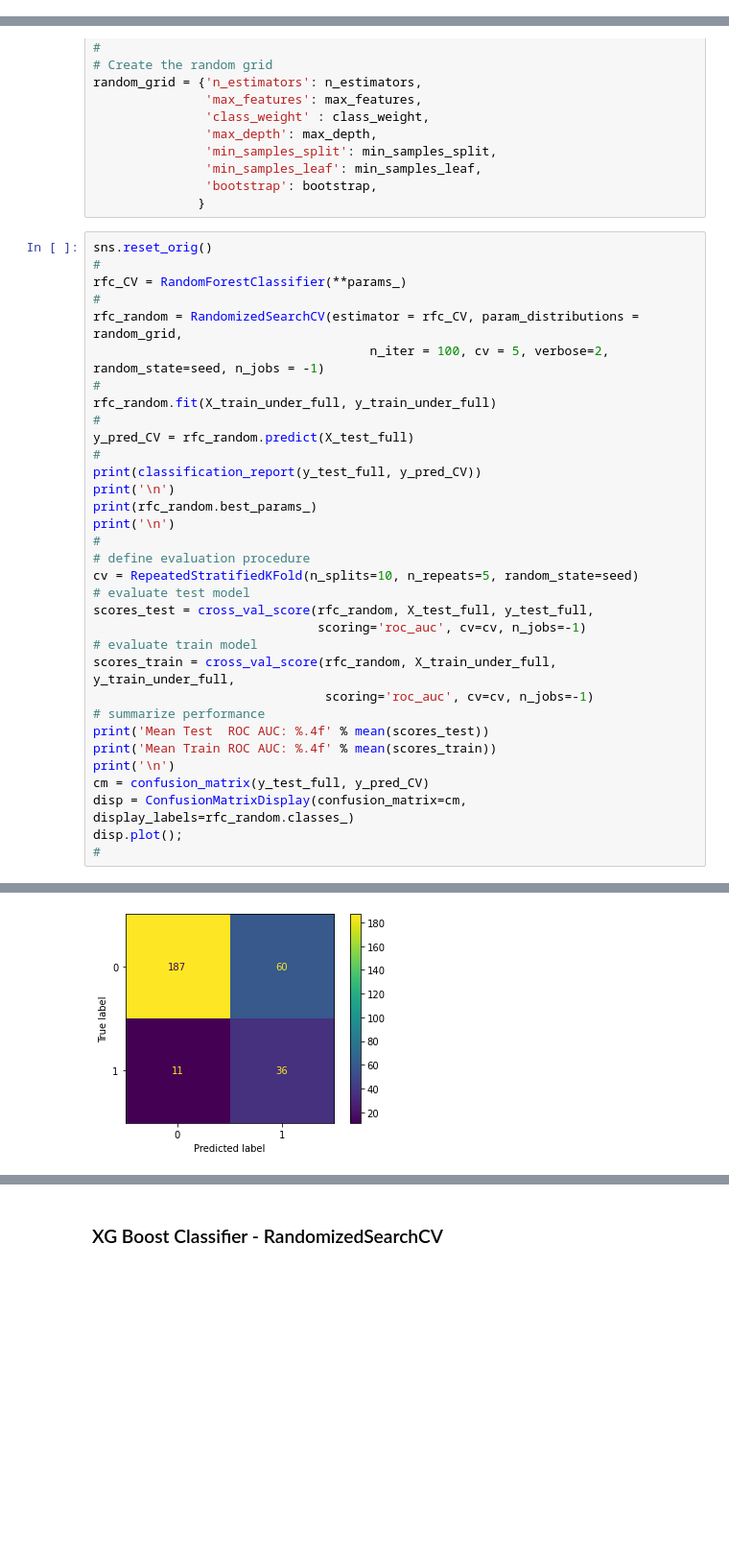
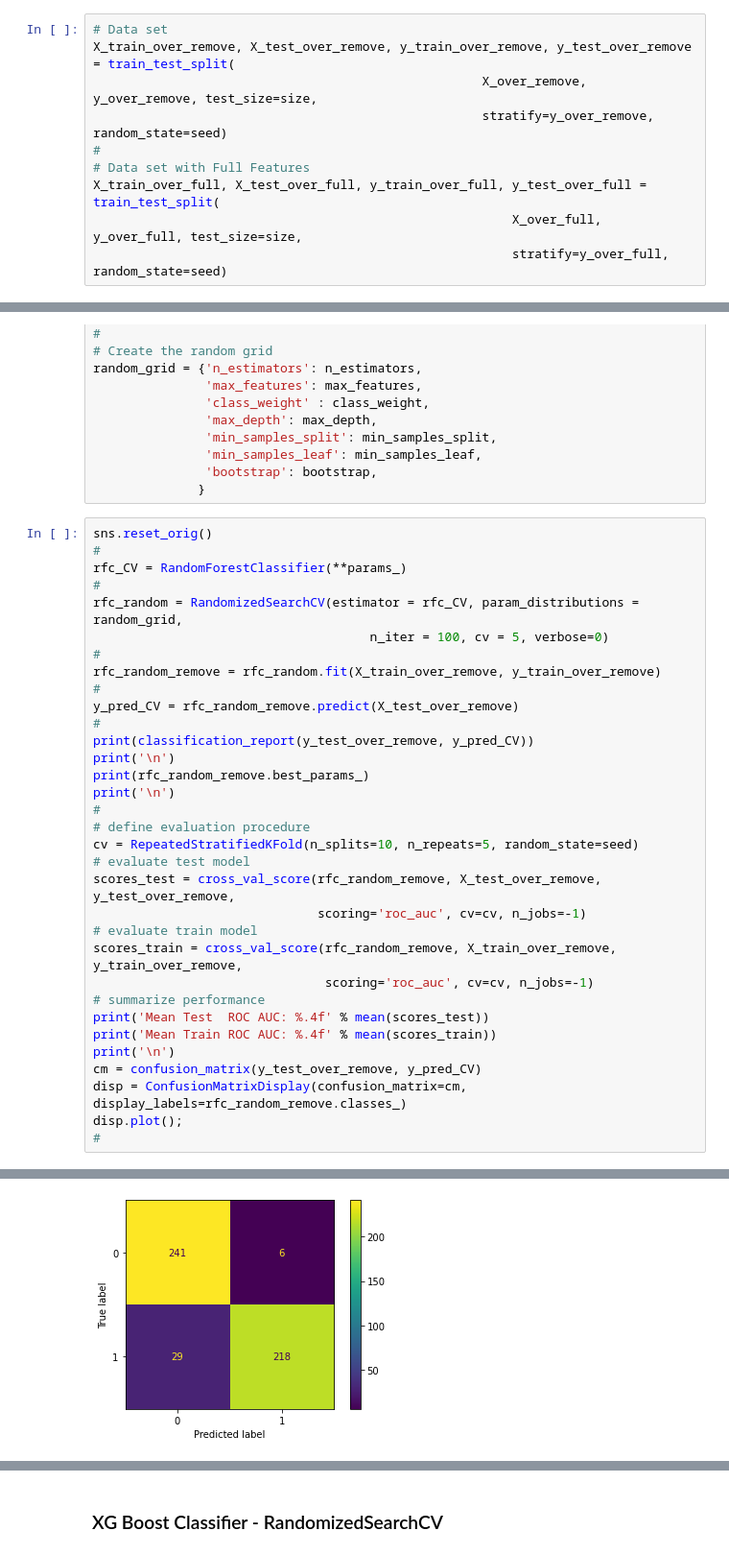
Before and after one commit to SirErikPak/Profolio, a Jupyter notebook: HR_Attrition.ipynb, the cells around one changed output, grey strips where cells are left out. Shown at 96% size. Saved outputs shown, nothing was run; the diff lists cells and outputs as text; blank space fills up the shorter version.

```diff
--- a/HR_Attrition.ipynb
+++ b/HR_Attrition.ipynb
@@ -1328,0 +963,10 @@ Total Features in the Dataset: 93
+# %%
+# Data set
+X_train_over_remove, X_test_over_remove, y_train_over_remove, y_test_over_remove = train_test_split(
+                                                    X_over_remove, y_over_remove, test_size=size,
+                                                    stratify=y_over_remove, random_state=seed)
+#
+# Data set with Full Features
+X_train_over_full, X_test_over_full, y_train_over_full, y_test_over_full = train_test_split(
+                                                        X_over_full, y_over_full, test_size=size,
+                                                        stratify=y_over_full, random_state=seed)
@@ -1368,31 +1449,31 @@ sns.reset_orig()
 rfc_CV = RandomForestClassifier(**params_)
 #
 rfc_random = RandomizedSearchCV(estimator = rfc_CV, param_distributions = random_grid,
-                                     n_iter = 100, cv = 5, verbose=2, random_state=seed, n_jobs = -1)
+                                     n_iter = 100, cv = 5, verbose=0)
 #
-rfc_random.fit(X_train_under_full, y_train_under_full)
+rfc_random_remove = rfc_random.fit(X_train_over_remove, y_train_over_remove)
 #
-y_pred_CV = rfc_random.predict(X_test_full)
+y_pred_CV = rfc_random_remove.predict(X_test_over_remove)
 #
-print(classification_report(y_test_full, y_pred_CV))
+print(classification_report(y_test_over_remove, y_pred_CV))
 print('\n')
-print(rfc_random.best_params_)
+print(rfc_random_remove.best_params_)
 print('\n')
 #
 # define evaluation procedure
 cv = RepeatedStratifiedKFold(n_splits=10, n_repeats=5, random_state=seed)
 # evaluate test model
-scores_test = cross_val_score(rfc_random, X_test_full, y_test_full,
+scores_test = cross_val_score(rfc_random_remove, X_test_over_remove, y_test_over_remove,
                               scoring='roc_auc', cv=cv, n_jobs=-1)
 # evaluate train model
-scores_train = cross_val_score(rfc_random, X_train_under_full, y_train_under_full,
+scores_train = cross_val_score(rfc_random_remove, X_train_over_remove, y_train_over_remove,
                                scoring='roc_auc', cv=cv, n_jobs=-1)
 # summarize performance
 print('Mean Test  ROC AUC: %.4f' % mean(scores_test))
 print('Mean Train ROC AUC: %.4f' % mean(scores_train))
 print('\n')
-cm = confusion_matrix(y_test_full, y_pred_CV)
-disp = ConfusionMatrixDisplay(confusion_matrix=cm, display_labels=rfc_random.classes_)
+cm = confusion_matrix(y_test_over_remove, y_pred_CV)
+disp = ConfusionMatrixDisplay(confusion_matrix=cm, display_labels=rfc_random_remove.classes_)
 disp.plot();
 #
 # %% [output]
@@ -1414,4 +1496,4 @@ Mean Train ROC AUC: 0.7997
-[figure, old version]
+[figure, new version]
 # %%
 sns.reset_orig()
 #
```
Also changed, not shown: parts of 80 cells of this notebook.
